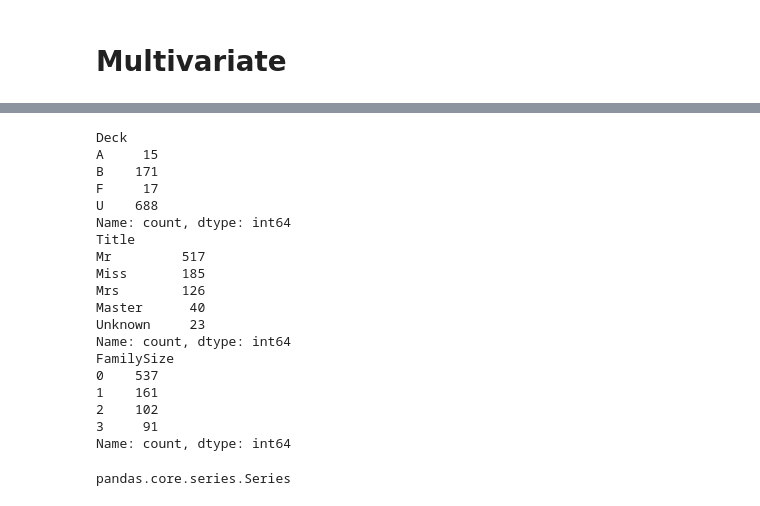
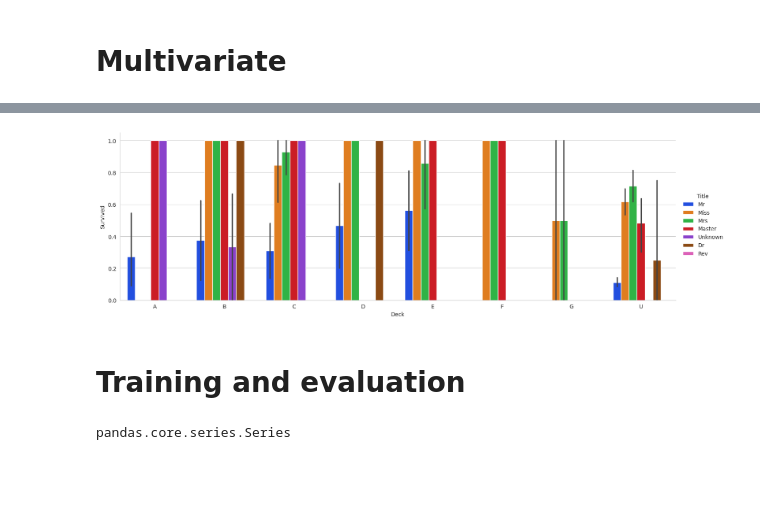
Before and after one commit to rfdspeng/ml_ai_portfolio, a Jupyter notebook: titanic/titanic.ipynb, the cells around one changed output, grey strips where cells are left out. Saved outputs shown, nothing was run; the diff lists cells and outputs as text; code cells hidden in the pictures; blank space fills up the shorter version.

```diff
--- a/titanic/titanic.ipynb
+++ b/titanic/titanic.ipynb
@@ -64,6 +64,22 @@ from importlib import reload
 reload(custom_transformers)
 # %% [output]
 <module 'custom_transformers' from '/home/ryanwtsai/repos/ml_ai_portfolio/titanic/custom_transformers.py'>
+# %%
+# x is a row
+def sex_pclass_age_feature(x):
+    sex = x["Sex"]
+    pclass = x["Pclass"]
+    age = x["Age"]
+    x["SexPclassAge"] = "Other"
+    if age and sex and pclass:
+        if sex == "male" and pclass == 3:
+            if age <= 5:
+                x["SexPclassAge"] = f"Male, P3, Age<=5"
+            elif age <= 15:
+                x["SexPclassAge"] = f"Male, P3, 5<Age<=15"
+            else:
+                x["SexPclassAge"] = f"Male, P3, Age>15"
+    return x
 # %%
 from custom_transformers import TitleExtractor, AgeImputer, ImputationEncoder, FamilySizeExtractor, DeckExtractor
 
@@ -86,9 +102,12 @@ data_prep = Pipeline([
 df_out = data_prep.fit_transform(df)
 df_out = pd.concat((df_out, df[["Survived"]]), axis=1)
 df_out["AgeMissing"] = df_out.Age.isna()
-df_out[["Pclass", "Embarked", "Sex", "Title", "Deck", "AgeMissing"]] = df_out[["Pclass", "Embarked", "Sex", "Title", "Deck", "AgeMissing"]].astype("category")
+df_out[["Pclass", "Embarked", "Sex", "Title", "Deck", "AgeMissing", "FamilySize"]] = df_out[["Pclass", "Embarked", "Sex", "Title", "Deck", "AgeMissing", "FamilySize"]].astype("category")
 df_out["AgeBin"] = ((np.floor(df_out["Age"]/5)+1)*5).astype("category")
 df_out["FareBin"] = ((np.floor(df_out["Fare"]/10)+1)*10).astype("category")
+df_out = df_out.apply(sex_pclass_age_feature, axis=1)
 # df_out["CabinMissing"] = df_out.Cabin.isna()
+
+print(df_out.dtypes)
 df_out.head()
 # %% [output]
@@ -196,27 +198,0 @@ g = sns.catplot(df_out, x="Deck", y="Age", estimator=estimator_type, kind="bar",
-# %%
-print(df_out.Deck.value_counts().sort_index())
-# print(df_out.groupby(["Pclass"]).Deck.value_counts().sort_index())
-
-print(df_out.Title.value_counts().sort_values(ascending=False))
-
-print(df_out.FamilySize.value_counts().sort_index())
-# %% [output]
-Deck
-A     15
-B    171
-F     17
-U    688
-Name: count, dtype: int64
-Title
-Mr         517
-Miss       185
-Mrs        126
-Master      40
-Unknown     23
-Name: count, dtype: int64
-FamilySize
-0    537
-1    161
-2    102
-3     91
-Name: count, dtype: int64
@@ -222,0 +229,6 @@ Name: count, dtype: int64
+# %%
+g = sns.catplot(df_out, kind="bar", x="Deck", y="Survived", hue="Title",
+                palette="bright", hue_order=df_out.Title.value_counts().sort_values(ascending=False).index,
+                order=sorted(df_out.Deck.unique()), aspect=3)
+# %% [output]
+[figure, added]
@@ -223,3 +247,5 @@ Name: count, dtype: int64
+# %% [markdown]
+# Training and evaluation
 # %%
 ord_features = ["Sex"]
 onehot_features = ["Embarked"] if "Embarked" in X.columns else []
```
Also changed, not shown: parts of 13 cells of this notebook.
